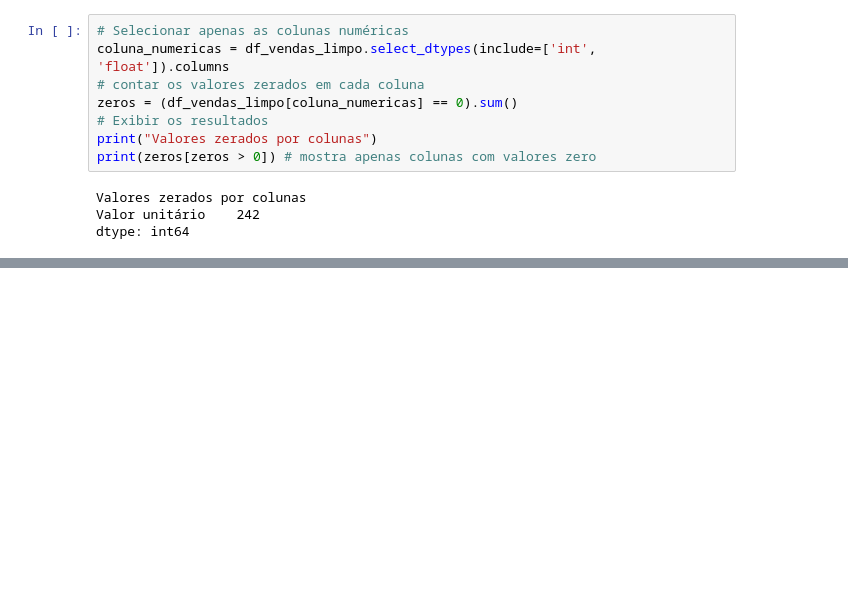
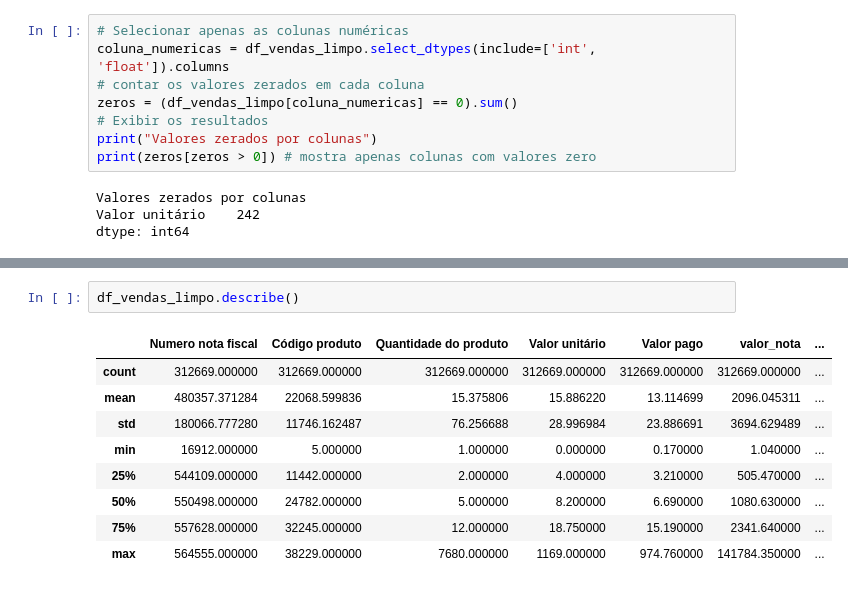
Before and after one commit to PauloQuirinoMN/Sistema-de-Recomendacao-e-Cross-selling, a Jupyter notebook: notas.ipynb, the cells around one changed output, grey strips where cells are left out. Cells and saved outputs as stored; diff of their text form; blank space fills up the shorter version.

```diff
--- a/notas.ipynb
+++ b/notas.ipynb
@@ -217,0 +237,12 @@ dtype: int64
+# %%
+df_vendas_limpo.describe()
+# %% [output]
+|  | Numero nota fiscal | Código produto | Quantidade do produto | Valor unitário | Valor pago | valor_nota | ... |
+| count | 312669.000000 | 312669.000000 | 312669.000000 | 312669.000000 | 312669.000000 | 312669.000000 | ... |
+| mean | 480357.371284 | 22068.599836 | 15.375806 | 15.886220 | 13.114699 | 2096.045311 | ... |
+| std | 180066.777280 | 11746.162487 | 76.256688 | 28.996984 | 23.886691 | 3694.629489 | ... |
+| min | 16912.000000 | 5.000000 | 1.000000 | 0.000000 | 0.170000 | 1.040000 | ... |
+| 25% | 544109.000000 | 11442.000000 | 2.000000 | 4.000000 | 3.210000 | 505.470000 | ... |
+| 50% | 550498.000000 | 24782.000000 | 5.000000 | 8.200000 | 6.690000 | 1080.630000 | ... |
+| 75% | 557628.000000 | 32245.000000 | 12.000000 | 18.750000 | 15.190000 | 2341.640000 | ... |
+| max | 564555.000000 | 38229.000000 | 7680.000000 | 1169.000000 | 974.760000 | 141784.350000 | ... |
```
Also changed, not shown: parts of 4 cells of this notebook, 2 other files.
